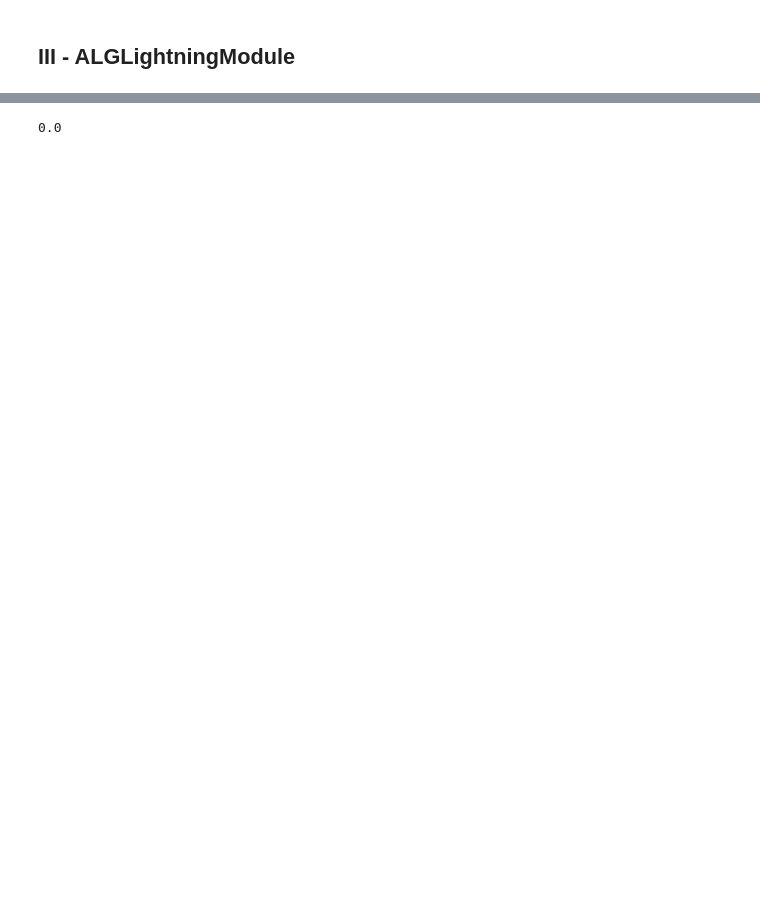
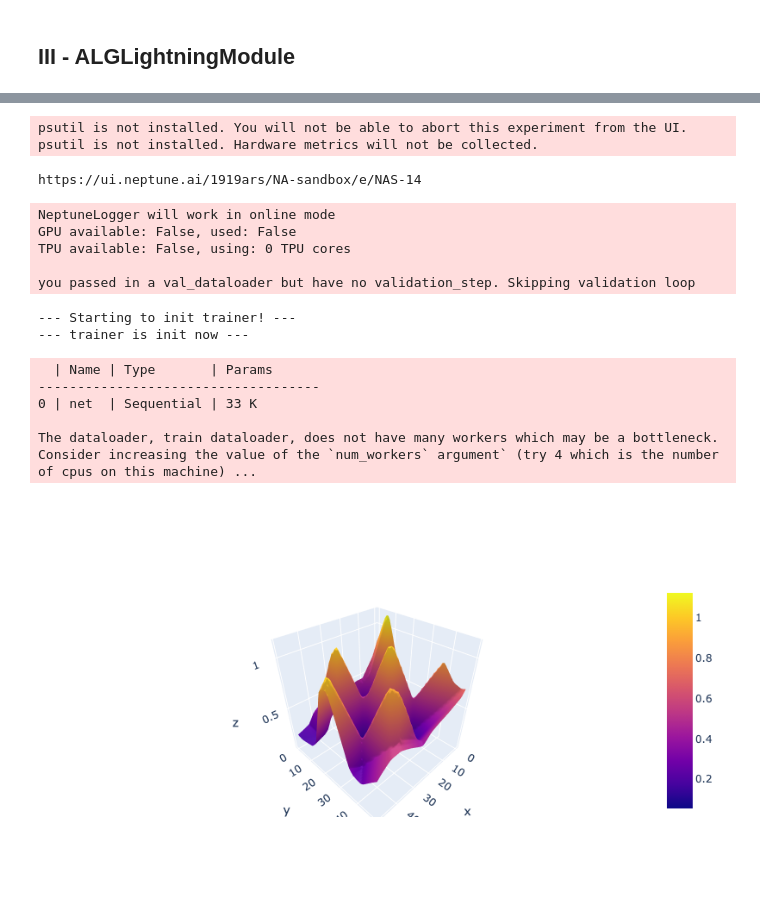
Before and after one commit to Arseni1919/ND_sandbox, a Jupyter notebook: NN/Simple_NN.ipynb, the cells around one changed output, grey strips where cells are left out. Drawn from its saved outputs; the diff is of its cells as text; code cells hidden in the pictures; blank space fills up the shorter version.

```diff
--- a/NN/Simple_NN.ipynb
+++ b/NN/Simple_NN.ipynb
@@ -99,51 +158,31 @@ class ALGLightningModule(pl.LightningModule):
         self.net = nn.Sequential(
             nn.Linear(2, 256),
             nn.ReLU(),
-#             nn.Linear(256, 256),
-#             nn.ReLU(),
-#             nn.Linear(256, 256),
-#             nn.ReLU(),
             nn.Linear(256, 128),
             nn.ReLU(),
-            # nn.Linear(128, 128),
-            # nn.ReLU(),
             nn.Linear(128, 1),
-#             nn.ReLU(),
+
         )
-#         self.l1 = torch.nn.Linear(2, 100)
-#         self.l2 = torch.nn.Linear(100, 1)
-#         self.l3 = torch.nn.Linear(100, 1)
+        self.net.double()
         self.counter = 0
 
     def forward(self, x):
-#         return self.l2(torch.relu(self.l1(x)))
-#         x = F.log_softmax(self.net(x), dim=1)
         x = self.net(x)
         return x
 
     def training_step(self, batch, batch_idx):
-        print(f'\r{self.counter}', end='')
-        self.counter += 1
+
         x, y = batch
-#         print(f'x size: {x.size()}')
-#         print(f'y reshape: {y.reshape(-1).size()}')
-#         print(f'X: {x.float().dtype}')
-#         print(f'Y: {y.float().dtype}')
-
-        y_hat = self(x.float())
-        loss = F.mse_loss(y_hat, y.float())
-#         loss = F.cross_entropy(y_hat, y)
+        y_hat = self(x)
+        y_hat = y_hat.view(-1)
+        loss = F.mse_loss(y_hat, y)  # F.mse_loss(y_hat, y.float())
 
         self.log('train loss', loss)
-        # if batch_idx % 1000 == 0:
-        #     print(epsilon)
 
         return loss
 
     def configure_optimizers(self):
         return torch.optim.Adam(self.parameters(), lr=LR)
 
-    def train_dataloader(self):
-        return DataLoader(alg_dataset, batch_size=64)
 
-alg_module = ALGLightningModule()
+alg_lit_module = ALGLightningModule()
@@ -202,4 +189,27 @@ fig
-# %%
-alg_module(torch.Tensor([[1000, 0.2]])).item()
-# %% [output]
-0.0
+# %%
+trainer = pl.Trainer(logger=NeptuneLogger(project_name="1919ars/NA-sandbox"),
+                         max_epochs=10,
+                         callbacks=[ALGCallback()])
+trainer.fit(model=alg_lit_module, datamodule=alg_data_module)
+
+# --- comparison to real function ---
+model = ALGLightningModule()
+model.load_state_dict(torch.load("example.ckpt"))
+compare_graphs(model, y_func)
+# %% [output]
+psutil is not installed. You will not be able to abort this experiment from the UI.
+psutil is not installed. Hardware metrics will not be collected.
+https://ui.neptune.ai/1919ars/NA-sandbox/e/NAS-14
+NeptuneLogger will work in online mode
+GPU available: False, used: False
+TPU available: False, using: 0 TPU cores
+
+you passed in a val_dataloader but have no validation_step. Skipping validation loop
+--- Starting to init trainer! ---
+--- trainer is init now ---
+  | Name | Type       | Params
+------------------------------------
+0 | net  | Sequential | 33 K
+
+The dataloader, train dataloader, does not have many workers which may be a bottleneck. Consider increasing the value of the `num_workers` argument` (try 4 which is the number of cpus on this machine) ...
+[figure, added]
```
Also changed, not shown: parts of 11 cells of this notebook, 10 other files.
